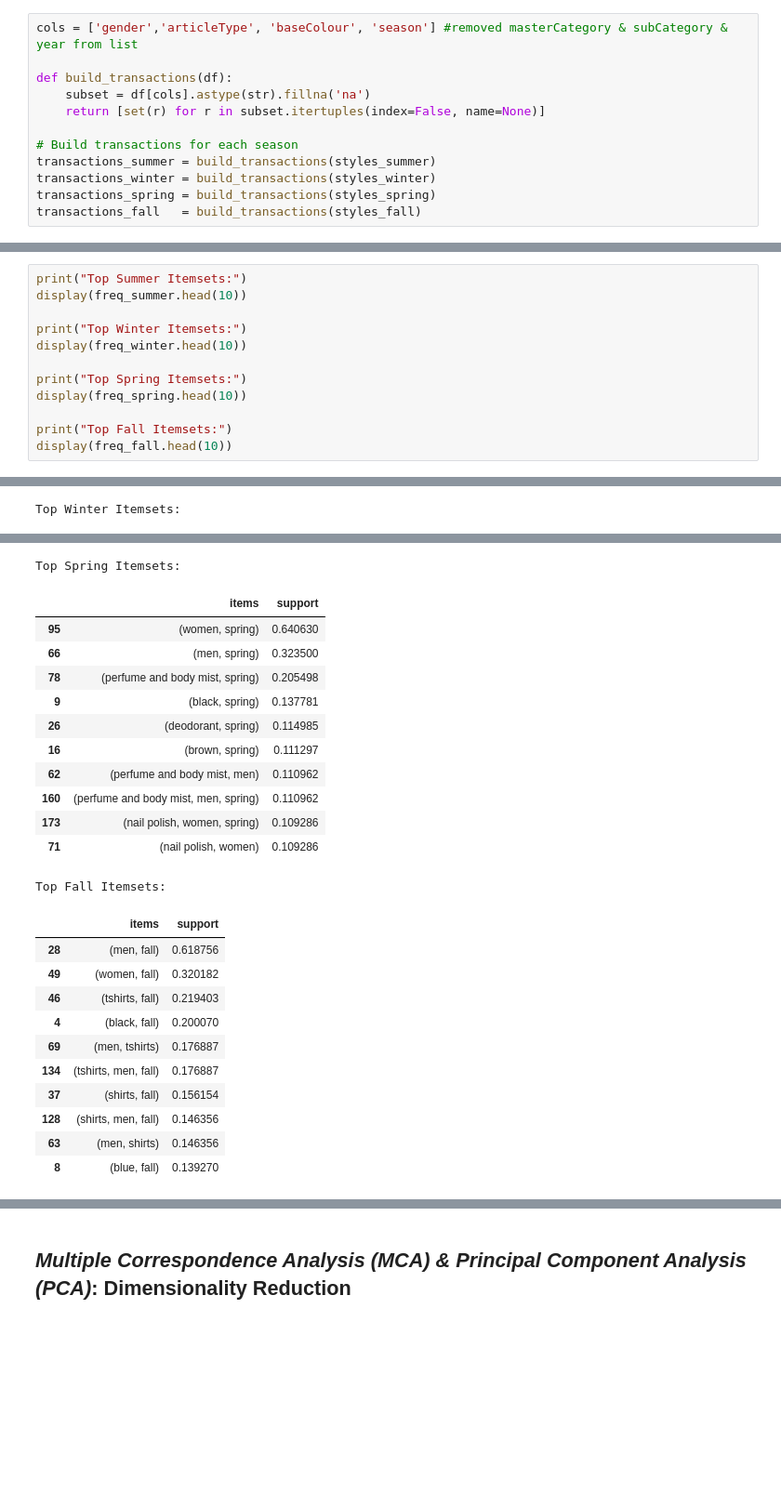
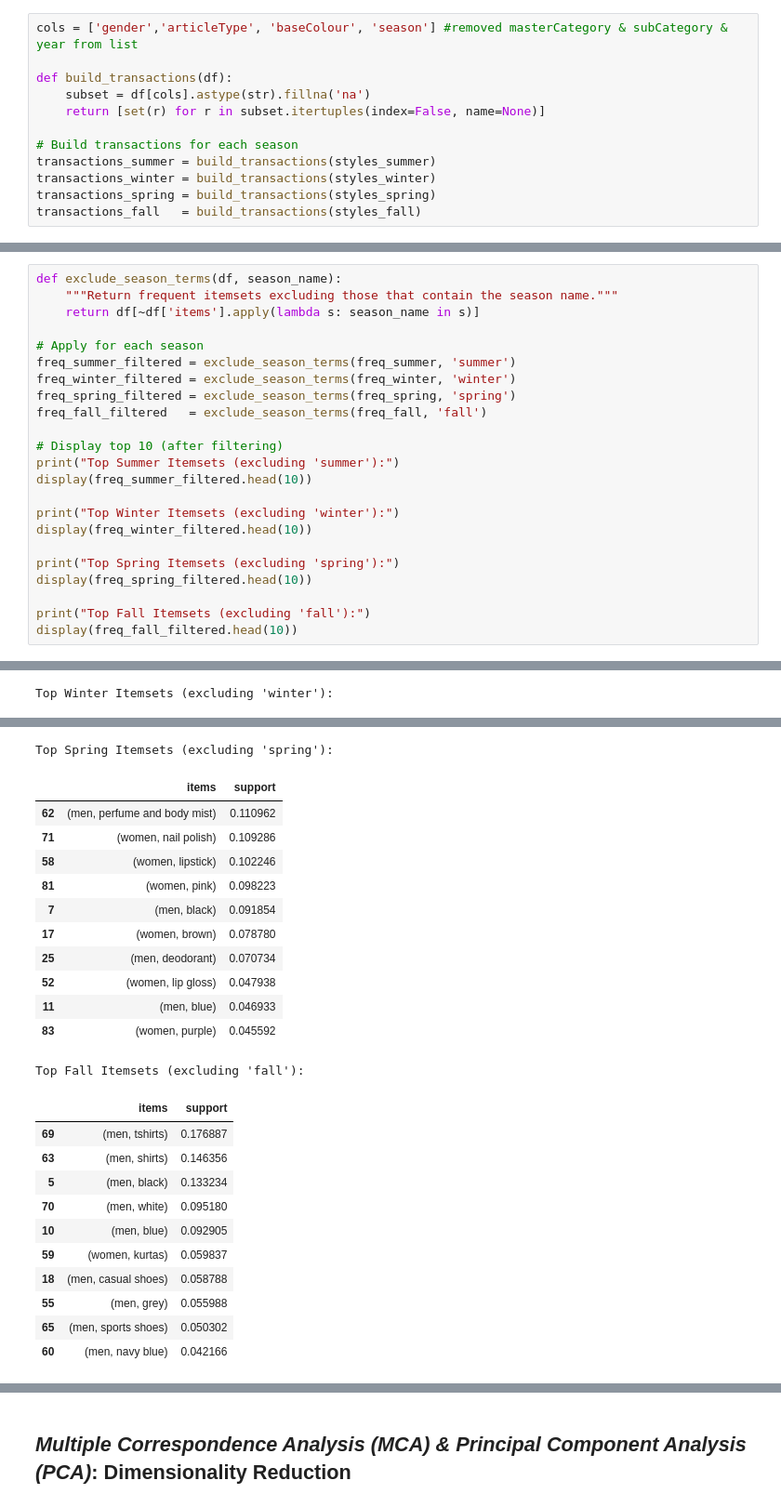
Before and after one commit to lenadahee/SI671-project, a Jupyter notebook: notebooks/671_Team_RLV_Code.ipynb, the cells around one changed output, grey strips where cells are left out. Shown: that part at 93% size. Saved outputs shown, nothing was run; the diff lists cells and outputs as text; blank space fills up the shorter version.

```diff
--- a/notebooks/671_Team_RLV_Code.ipynb
+++ b/notebooks/671_Team_RLV_Code.ipynb
@@ -364,13 +371,24 @@ Summer vs Winter Jaccard Similarity: 0.02
 # %%
-print("Top Summer Itemsets:")
-display(freq_summer.head(10))
+def exclude_season_terms(df, season_name):
+    """Return frequent itemsets excluding those that contain the season name."""
+    return df[~df['items'].apply(lambda s: season_name in s)]
 
-print("Top Winter Itemsets:")
-display(freq_winter.head(10))
+# Apply for each season
+freq_summer_filtered = exclude_season_terms(freq_summer, 'summer')
+freq_winter_filtered = exclude_season_terms(freq_winter, 'winter')
+freq_spring_filtered = exclude_season_terms(freq_spring, 'spring')
+freq_fall_filtered   = exclude_season_terms(freq_fall, 'fall')
 
-print("Top Spring Itemsets:")
-display(freq_spring.head(10))
+# Display top 10 (after filtering)
+print("Top Summer Itemsets (excluding 'summer'):")
+display(freq_summer_filtered.head(10))
 
-print("Top Fall Itemsets:")
-display(freq_fall.head(10))
+print("Top Winter Itemsets (excluding 'winter'):")
+display(freq_winter_filtered.head(10))
+
+print("Top Spring Itemsets (excluding 'spring'):")
+display(freq_spring_filtered.head(10))
+
+print("Top Fall Itemsets (excluding 'fall'):")
+display(freq_fall_filtered.head(10))
 # %% [output]
@@ -389,2 +407,2 @@ Top Summer Itemsets:
-Top Winter Itemsets:
+Top Winter Itemsets (excluding 'winter'):
 |  | items | support |
@@ -401,27 +419,27 @@ Top Winter Itemsets:
-Top Spring Itemsets:
+Top Spring Itemsets (excluding 'spring'):
 |  | items | support |
-| 95 | (women, spring) | 0.640630 |
-| 66 | (men, spring) | 0.323500 |
-| 78 | (perfume and body mist, spring) | 0.205498 |
-| 9 | (black, spring) | 0.137781 |
-| 26 | (deodorant, spring) | 0.114985 |
-| 16 | (brown, spring) | 0.111297 |
-| 62 | (perfume and body mist, men) | 0.110962 |
-| 160 | (perfume and body mist, men, spring) | 0.110962 |
-| 173 | (nail polish, women, spring) | 0.109286 |
-| 71 | (nail polish, women) | 0.109286 |
+| 62 | (men, perfume and body mist) | 0.110962 |
+| 71 | (women, nail polish) | 0.109286 |
+| 58 | (women, lipstick) | 0.102246 |
+| 81 | (women, pink) | 0.098223 |
+| 7 | (men, black) | 0.091854 |
+| 17 | (women, brown) | 0.078780 |
+| 25 | (men, deodorant) | 0.070734 |
+| 52 | (women, lip gloss) | 0.047938 |
+| 11 | (men, blue) | 0.046933 |
+| 83 | (women, purple) | 0.045592 |
-Top Fall Itemsets:
+Top Fall Itemsets (excluding 'fall'):
 |  | items | support |
-| 28 | (men, fall) | 0.618756 |
-| 49 | (women, fall) | 0.320182 |
-| 46 | (tshirts, fall) | 0.219403 |
-| 4 | (black, fall) | 0.200070 |
 | 69 | (men, tshirts) | 0.176887 |
-| 134 | (tshirts, men, fall) | 0.176887 |
-| 37 | (shirts, fall) | 0.156154 |
-| 128 | (shirts, men, fall) | 0.146356 |
 | 63 | (men, shirts) | 0.146356 |
-| 8 | (blue, fall) | 0.139270 |
+| 5 | (men, black) | 0.133234 |
+| 70 | (men, white) | 0.095180 |
+| 10 | (men, blue) | 0.092905 |
+| 59 | (women, kurtas) | 0.059837 |
+| 18 | (men, casual shoes) | 0.058788 |
+| 55 | (men, grey) | 0.055988 |
+| 65 | (men, sports shoes) | 0.050302 |
+| 60 | (men, navy blue) | 0.042166 |
 # %%
 def plot_top(df, label, n=10):
     plt.barh(range(n), df['support'].head(n)[::-1])
```
Also changed, not shown: parts of 31 cells of this notebook.
